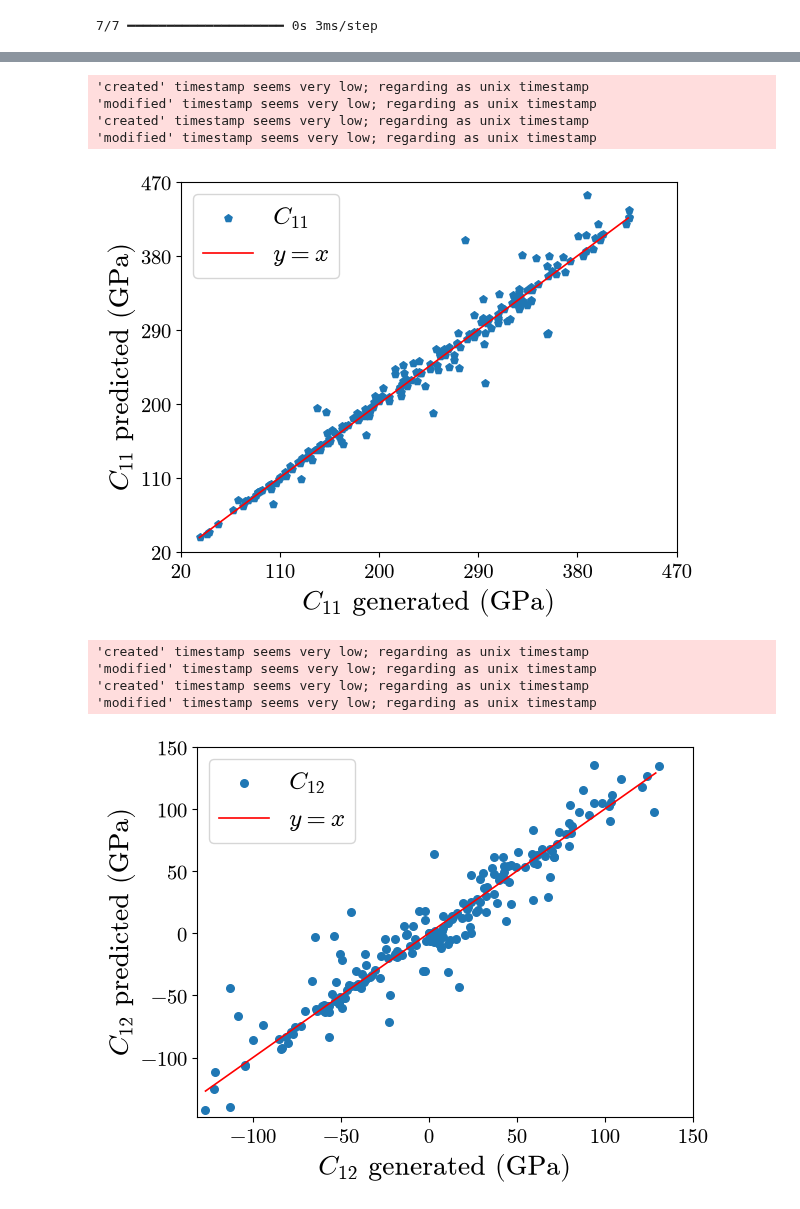
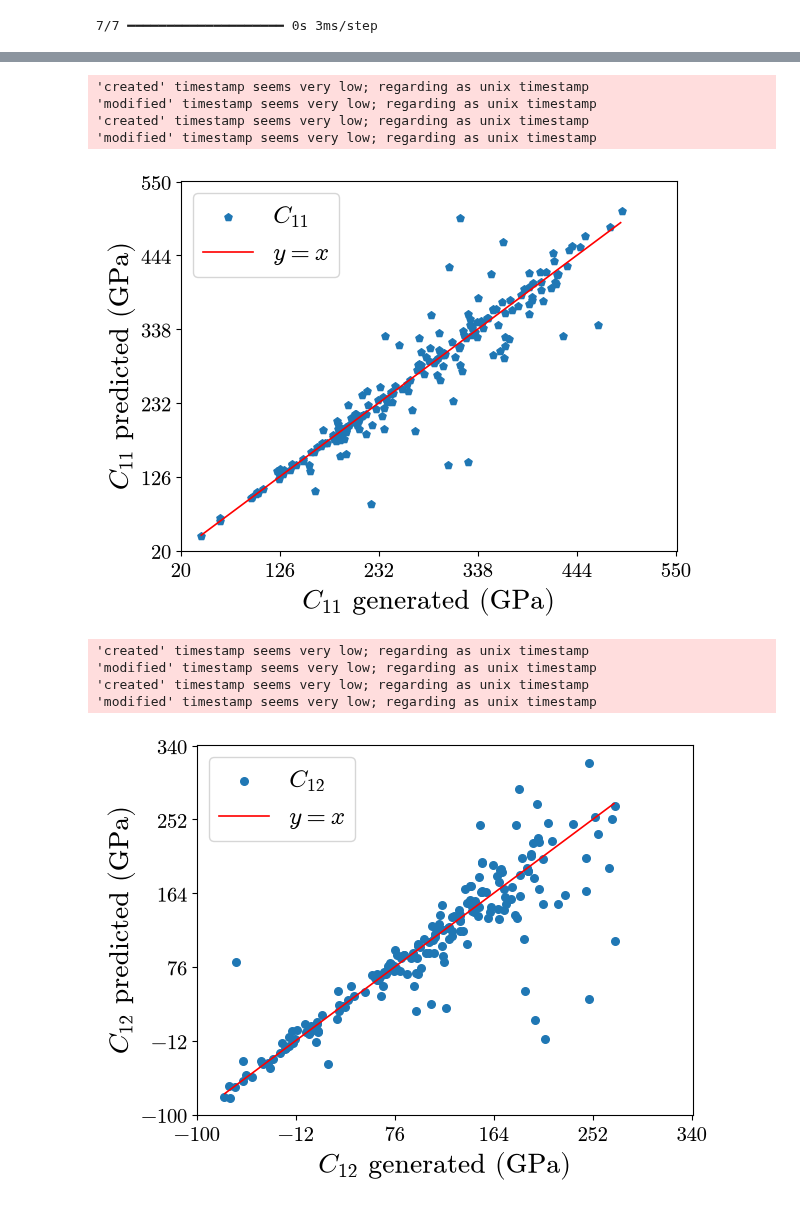
Before and after one commit to cubos-d/RUSpectroscopy_Tools, a Jupyter notebook: notebooks/fancy_plots_unified.ipynb, the cells around one changed output, grey strips where cells are left out. Saved outputs shown, nothing was run; the diff lists cells and outputs as text; code cells hidden in the pictures.

Commit message:
feat: Added the last plots

```diff
--- a/notebooks/fancy_plots_unified.ipynb
+++ b/notebooks/fancy_plots_unified.ipynb
@@ -107,9 +108,9 @@ datos_iso = pd.DataFrame()
 datos_cubic = pd.DataFrame()
 datos_iso["K"] = np.random.uniform(10, M_max, N_data)
 datos_iso["G"] = np.random.uniform(10, M_max, N_data)
-datos_cubic["K"] = np.random.uniform(10, M_max, N_data)
+datos_cubic["K"] = np.random.uniform(10, 2*M_max, N_data)
 datos_cubic["mu"] = np.random.uniform(10, M_max, N_data)
-datos_cubic["a"] = np.random.uniform(10, M_max, N_data)
+datos_cubic["a"] = np.random.uniform(10, (2/3)*M_max, N_data)
 datos_cubic["C11"] = datos_cubic["K"] + 2*datos_cubic["a"]
 datos_cubic["C12"] = datos_cubic["K"] - datos_cubic["a"]
 datos_cubic["C44"] = datos_cubic["mu"]
@@ -351,2 +424,6 @@ print(datos_graph[["C11", "C11_pred", "C12", "C12_pred", "C44", "C44_pred"]])
 
 [200 rows x 6 columns]
+# %%
+datos_graph["C11_error"] = 100*np.abs(datos_graph["C11"] - datos_graph["C11_pred"])/datos_graph["C11"]
+datos_graph["C12_error"] = 100*np.abs(datos_graph["C12"] - datos_graph["C12_pred"])/np.abs(datos_graph["C12"])
+datos_graph["C44_error"] = 100*np.abs(datos_graph["C44"] - datos_graph["C44_pred"])/datos_graph["C44"]
@@ -360,9 +511,9 @@ ax1.scatter(datos_graph["C11"], datos_graph["C11_pred"], marker="p", s=30)
 ax1.plot(list(ref1), list(ref1), color = line_color)
 ax1.set_xlabel(r"$C_{11}$ generated (GPa)", fontsize = labels_fontsize)
 ax1.set_ylabel(r"$C_{11}$ predicted (GPa)", fontsize = labels_fontsize)
-ax1.set_ylim(min(datos_graph["C11_pred"]) - 7, max(datos_graph["C11_pred"]) + 7)
-ax1.set_xlim(min(datos_graph["C11_pred"]) - 7, max(datos_graph["C11_pred"]) + 7)
-ticks = np.linspace(20, 470, 6)
+ax1.set_ylim(min(datos_graph["C11_pred"]) - 7, 551)#max(datos_graph["C11_pred"]) + 7)
+ax1.set_xlim(min(datos_graph["C11_pred"]) - 7, 551) #max(datos_graph["C11_pred"]) + 7)
+ticks = np.linspace(20, 550, 6)
 ax1.set_xticks(ticks)
 ax1.set_yticks(ticks)
 ax1.tick_params(axis='x', labelsize=15)
@@ -374,32 +525,32 @@ plt.savefig("../Thesis_Docs/pictures/figXX_C11.pdf", bbox_inches="tight", pad_in
 'modified' timestamp seems very low; regarding as unix timestamp
 'created' timestamp seems very low; regarding as unix timestamp
 'modified' timestamp seems very low; regarding as unix timestamp
-[figure, old version]
+[figure, new version]
 # %%
 fig_C12 = plt.figure()
 ax1 =fig_C12.add_subplot(111)
 line_color = "red"
 labels_fontsize = 20
 ref1 = range(int(min(datos_graph["C12"])), int(max(datos_graph["C12"])))
 ax1.scatter(datos_graph["C12"], datos_graph["C12_pred"], marker="o", s=30)
 ax1.plot(list(ref1), list(ref1), color = line_color)
 ax1.set_xlabel(r"$C_{12}$ generated (GPa)", fontsize = labels_fontsize)
 ax1.set_ylabel(r"$C_{12}$ predicted (GPa)", fontsize = labels_fontsize)
-ax1.set_ylim(min(datos_graph["C12_pred"]) - 5, max(datos_graph["C12_pred"]) + 10)
-ax1.set_xlim(min(datos_graph["C12"]) - 5, max(datos_graph["C12_pred"]) + 10)
-ticks = np.linspace(-100, 150, 6)
+ax1.set_ylim(min(datos_graph["C12_pred"]) - 5, 341) #max(datos_graph["C12_pred"]) + 10)
+ax1.set_xlim(min(datos_graph["C12"]) - 5, 341) #max(datos_graph["C12_pred"]) + 10)
+ticks = np.linspace(-100, 340, 6)
 ax1.set_xticks(ticks)
 ax1.set_yticks(ticks)
 ax1.tick_params(axis='x', labelsize=15)
 ax1.tick_params(axis='y', labelsize=15)
 ax1.legend([r"$C_{12}$", r"$y = x$"], fontsize = 18)
 plt.savefig("../Thesis_Docs/pictures/figXX_C12.pdf", bbox_inches="tight", pad_inches=0)
 # %% [output]
 'created' timestamp seems very low; regarding as unix timestamp
 'modified' timestamp seems very low; regarding as unix timestamp
 'created' timestamp seems very low; regarding as unix timestamp
 'modified' timestamp seems very low; regarding as unix timestamp
-[figure, old version]
+[figure, new version]
 # %%
 fig_C44 = plt.figure()
 ax1 =fig_C44.add_subplot(111)
```
Also changed, not shown: parts of 27 cells of this notebook, 5 other files.
